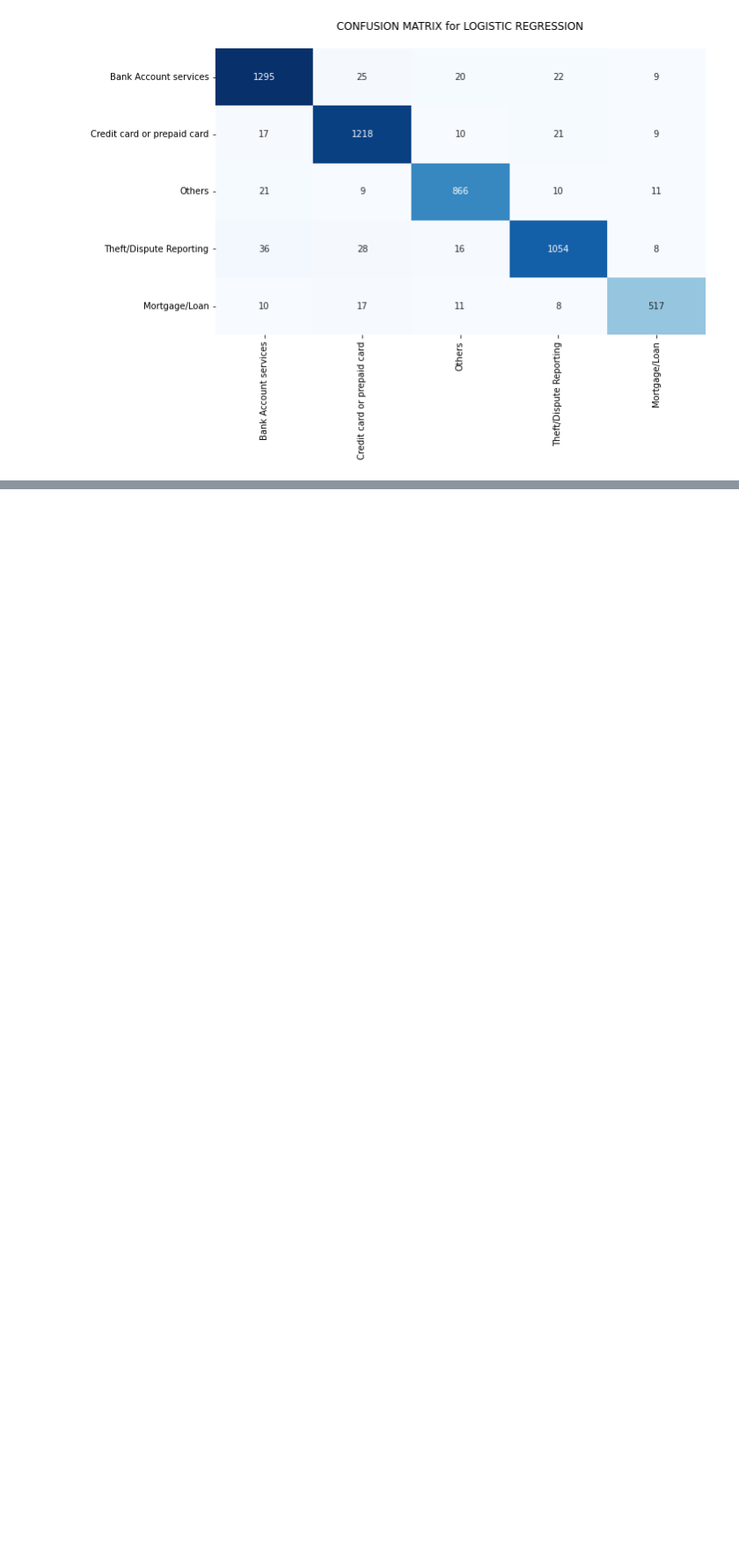
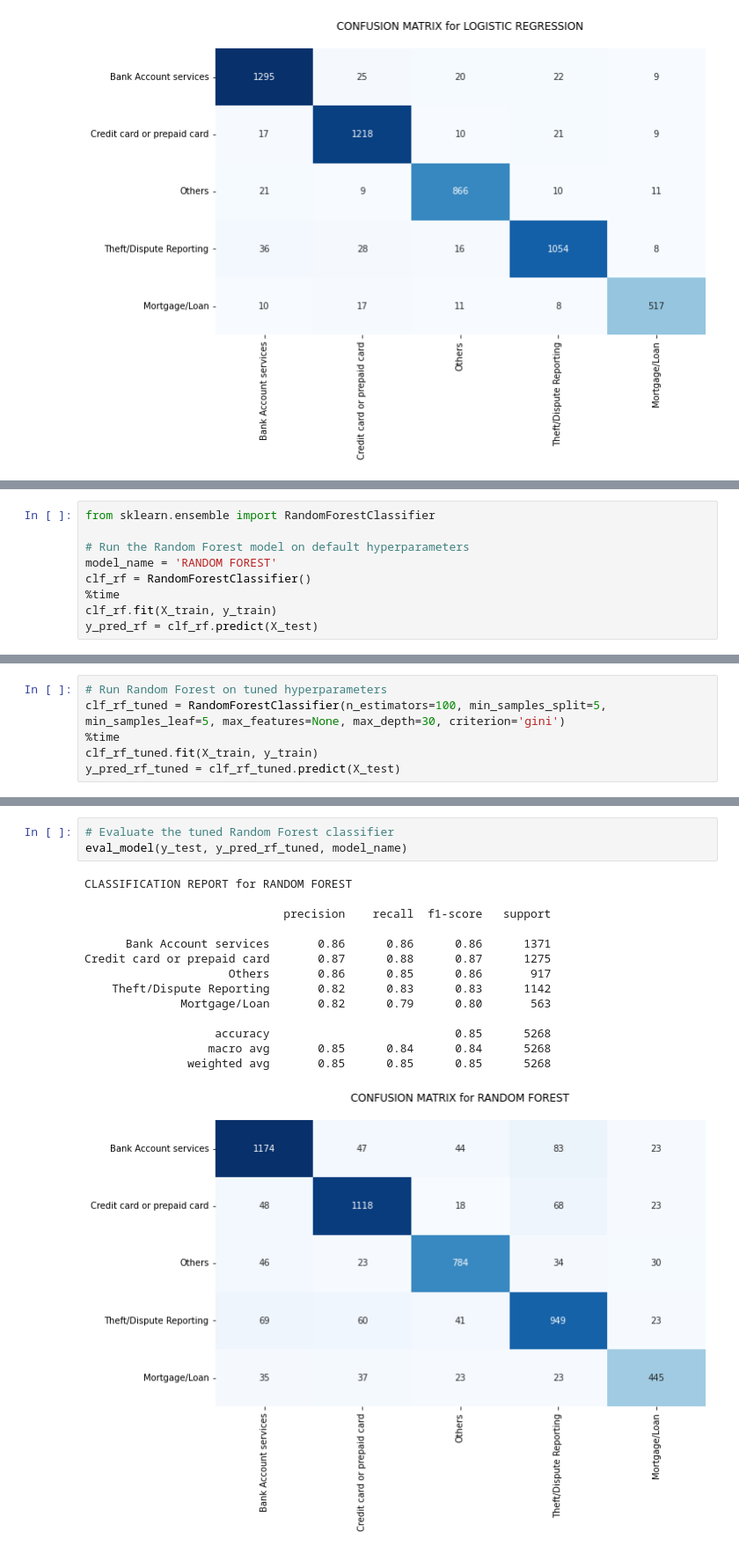
Before and after one commit to imxsid/implement-nlp, a Jupyter notebook: assignment-automatic-ticket-classification.ipynb, the cells around one changed output, grey strips where cells are left out. Shown at 88% size. Saved outputs shown, nothing was run; the diff lists cells and outputs as text; blank space fills up the shorter version.

```diff
--- a/assignment-automatic-ticket-classification.ipynb
+++ b/assignment-automatic-ticket-classification.ipynb
@@ -803,0 +859,9 @@ Credit card or prepaid card       0.94      0.96      0.95      1275
+# %%
+from sklearn.ensemble import RandomForestClassifier
+
+# Run the Random Forest model on default hyperparameters
+model_name = 'RANDOM FOREST'
+clf_rf = RandomForestClassifier()
+%time
+clf_rf.fit(X_train, y_train)
+y_pred_rf = clf_rf.predict(X_test)
@@ -803,0 +877,6 @@ Credit card or prepaid card       0.94      0.96      0.95      1275
+# %%
+# Run Random Forest on tuned hyperparameters
+clf_rf_tuned = RandomForestClassifier(n_estimators=100, min_samples_split=5, min_samples_leaf=5, max_features=None, max_depth=30, criterion='gini')
+%time
+clf_rf_tuned.fit(X_train, y_train)
+y_pred_rf_tuned = clf_rf_tuned.predict(X_test)
@@ -803,0 +892,18 @@ Credit card or prepaid card       0.94      0.96      0.95      1275
+# %%
+# Evaluate the tuned Random Forest classifier
+eval_model(y_test, y_pred_rf_tuned, model_name)
+# %% [output]
+CLASSIFICATION REPORT for RANDOM FOREST
+
+                             precision    recall  f1-score   support
+
+      Bank Account services       0.86      0.86      0.86      1371
+Credit card or prepaid card       0.87      0.88      0.87      1275
+                     Others       0.86      0.85      0.86       917
+    Theft/Dispute Reporting       0.82      0.83      0.83      1142
+              Mortgage/Loan       0.82      0.79      0.80       563
+
+                   accuracy                           0.85      5268
+                  macro avg       0.85      0.84      0.84      5268
+               weighted avg       0.85      0.85      0.85      5268
+[figure, added]
```
Also changed, not shown: parts of 25 cells of this notebook.
